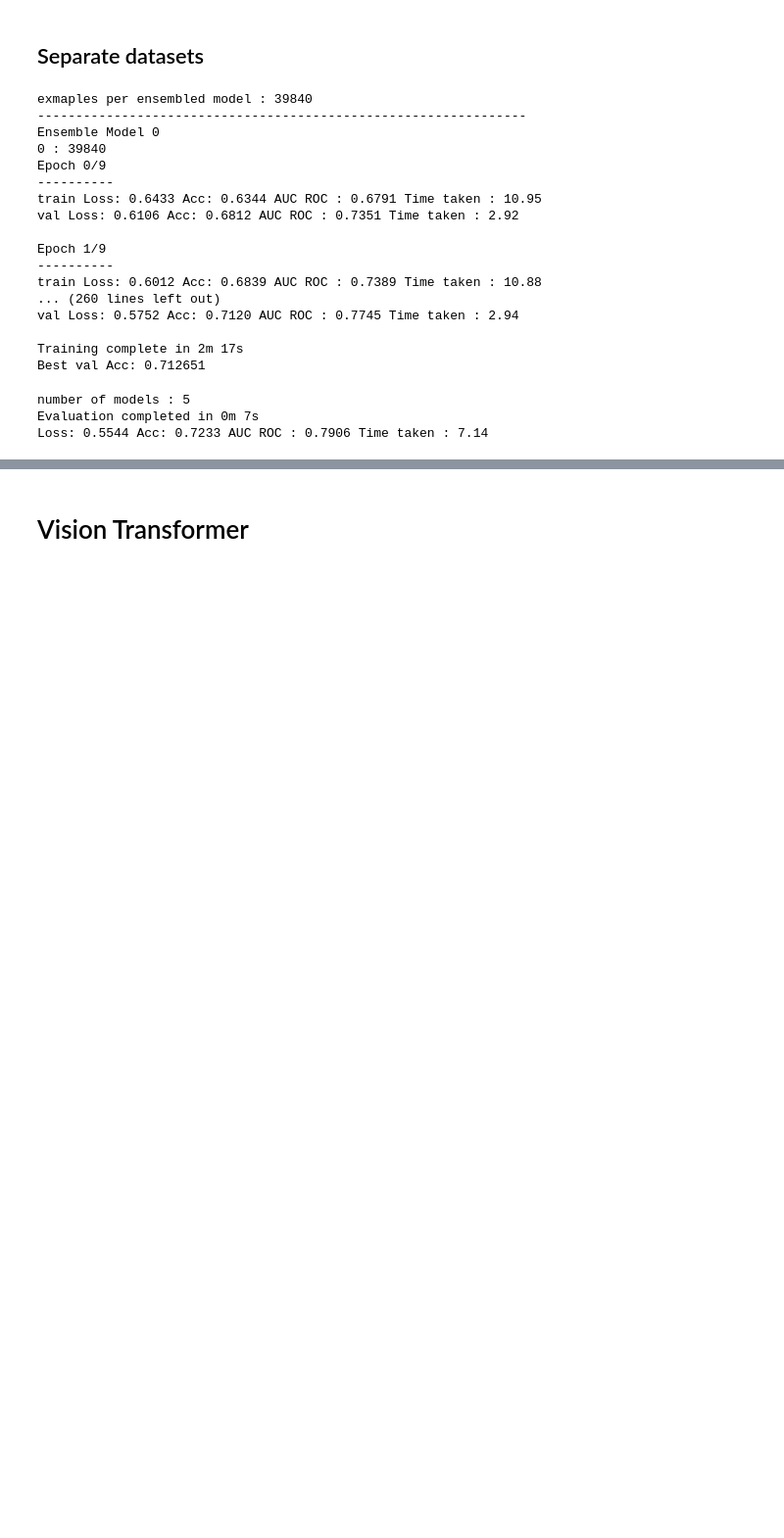
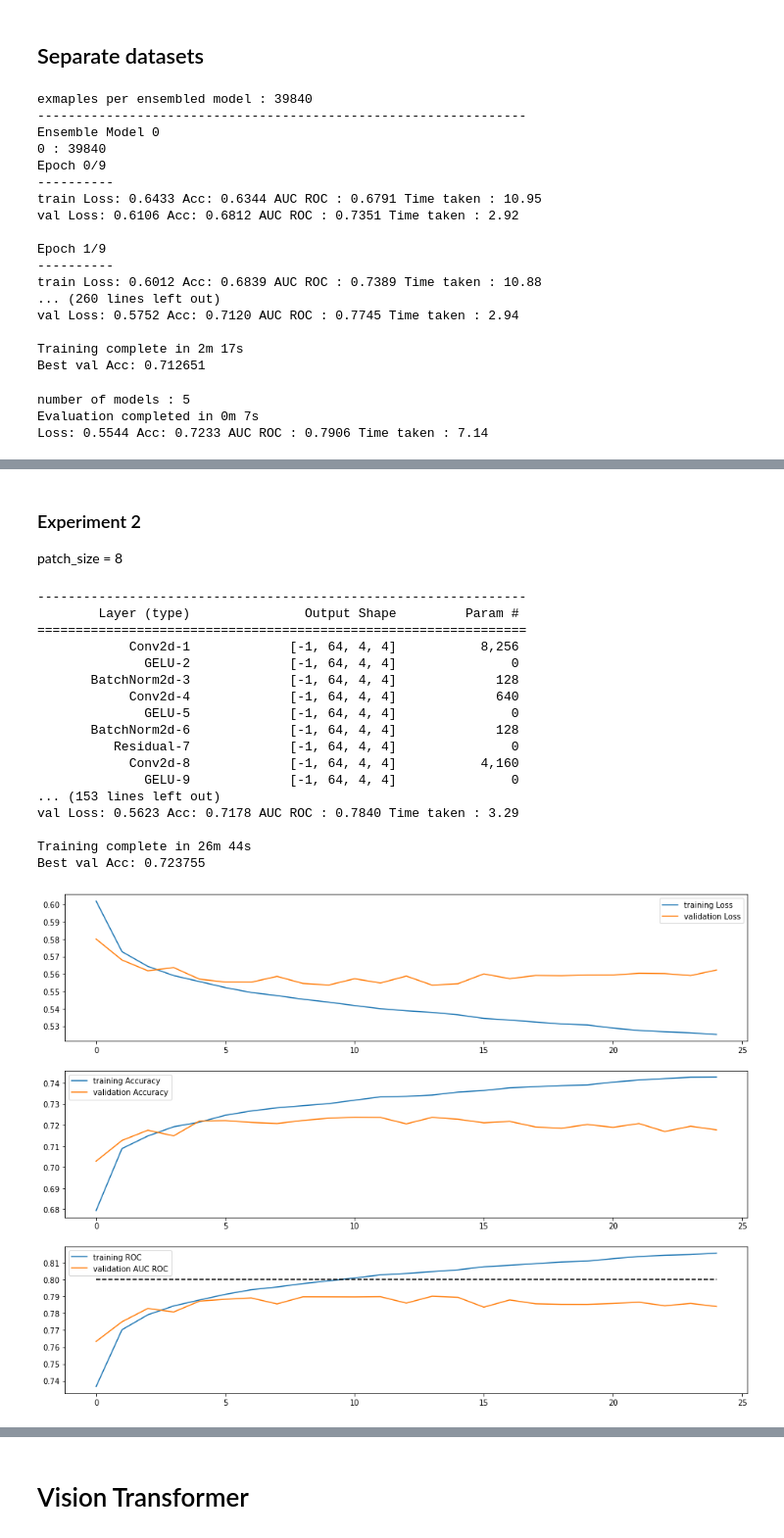
Before and after one commit to mlewandowski0/E2E_2023, a Jupyter notebook: Task1_pytorch_lower_mem_normalized_data.ipynb, the cells around one changed output, grey strips where cells are left out. Shown at 98% size. Cells and saved outputs as stored; diff of their text form; code cells hidden in the pictures; blank space fills up the shorter version.

```diff
--- a/Task1_pytorch_lower_mem_normalized_data.ipynb
+++ b/Task1_pytorch_lower_mem_normalized_data.ipynb
@@ -1888,0 +1968,42 @@ Loss: 0.5544 Acc: 0.7233 AUC ROC : 0.7906 Time taken : 7.14
+# %% [markdown]
+### Experiment 2
+patch_size = 8
+# %%
+model_ft = ConvMixer(64, 3,  kernel_size=3, patch_size=8, n_classes=1)
+model_ft = model_ft.to(device)
+
+print(summary(model_ft, (2,32,32)))
+
+optim = pt_optim.Adam(model_ft.parameters(), 1e-3)
+lr_sched = pt_lr_scheduler.StepLR(optim, 5, 0.95)
+dataloaders = {
+    "train" : train_dataloader,
+    "val" : validation_dataloader
+}
+
+dataset_sizes = {
+    "train" : training_ds_size,
+    "val" : validation_ds_size
+}
+
+res = train_model(model_ft, F.binary_cross_entropy, optim, lr_sched, dataloaders, dataset_sizes, os.path.join(model_save_folder, "EnsembleModel.pth"))
+plotResults(res)
+# %% [output]
+----------------------------------------------------------------
+        Layer (type)               Output Shape         Param #
+================================================================
+            Conv2d-1             [-1, 64, 4, 4]           8,256
+              GELU-2             [-1, 64, 4, 4]               0
+       BatchNorm2d-3             [-1, 64, 4, 4]             128
+            Conv2d-4             [-1, 64, 4, 4]             640
+              GELU-5             [-1, 64, 4, 4]               0
+       BatchNorm2d-6             [-1, 64, 4, 4]             128
+          Residual-7             [-1, 64, 4, 4]               0
+            Conv2d-8             [-1, 64, 4, 4]           4,160
+              GELU-9             [-1, 64, 4, 4]               0
+... (153 lines left out)
+val Loss: 0.5623 Acc: 0.7178 AUC ROC : 0.7840 Time taken : 3.29
+
+Training complete in 26m 44s
+Best val Acc: 0.723755
+[figure, added]
```
Also changed, not shown: parts of 40 cells of this notebook, 1 other file.
